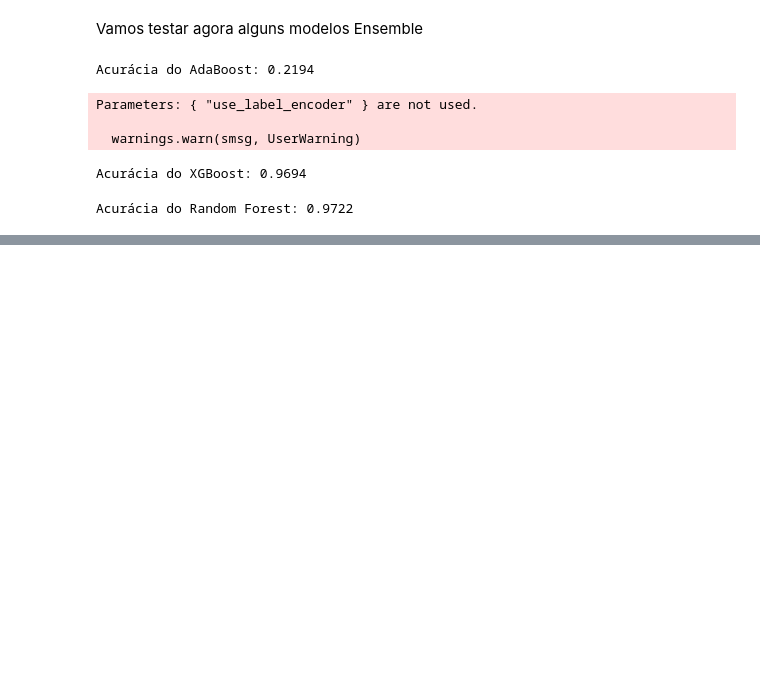
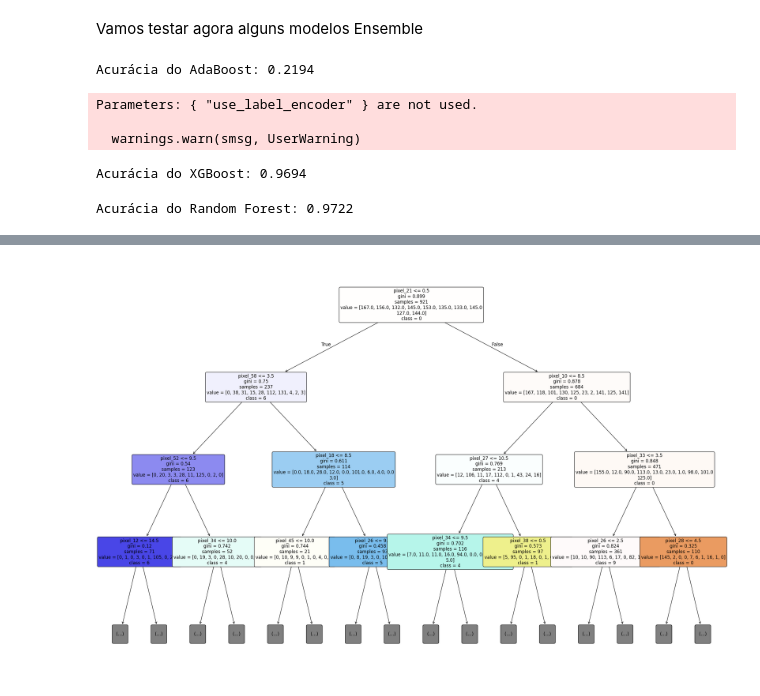
Before and after one commit to carloscurioni/mba-deeplearning-iad-006-2024-public, a Jupyter notebook: Entrega/Carlos_Curioni_IAD006 - Exercicio 1.ipynb, the cells around one changed output, grey strips where cells are left out. Cells and saved outputs as stored; diff of their text form; code cells hidden in the pictures; blank space fills up the shorter version.

```diff
--- a/Entrega/Carlos_Curioni_IAD006 - Exercicio 1.ipynb
+++ b/Entrega/Carlos_Curioni_IAD006 - Exercicio 1.ipynb
@@ -239,0 +226,21 @@ plt.show()
+# %%
+#arvore para o modelo random forest
+
+from sklearn import tree
+import matplotlib.pyplot as plt
+
+
+single_tree = rf_model.estimators_[0]
+
+
+plt.figure(figsize=(30, 20))
+tree.plot_tree(single_tree,
+               filled=True,
+               feature_names=[f'pixel_{i}' for i in range(64)],
+               class_names=[str(i) for i in range(10)],
+               rounded=True,
+               fontsize=12,
+               max_depth=3)
+plt.show()
+# %% [output]
+[figure, added]
```
Also changed, not shown: parts of 3 cells of this notebook, 2 other files.
